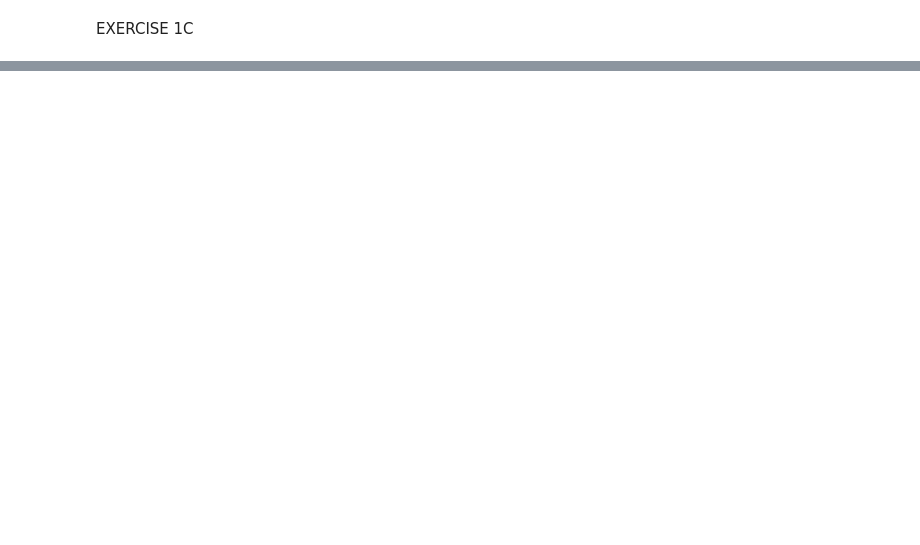
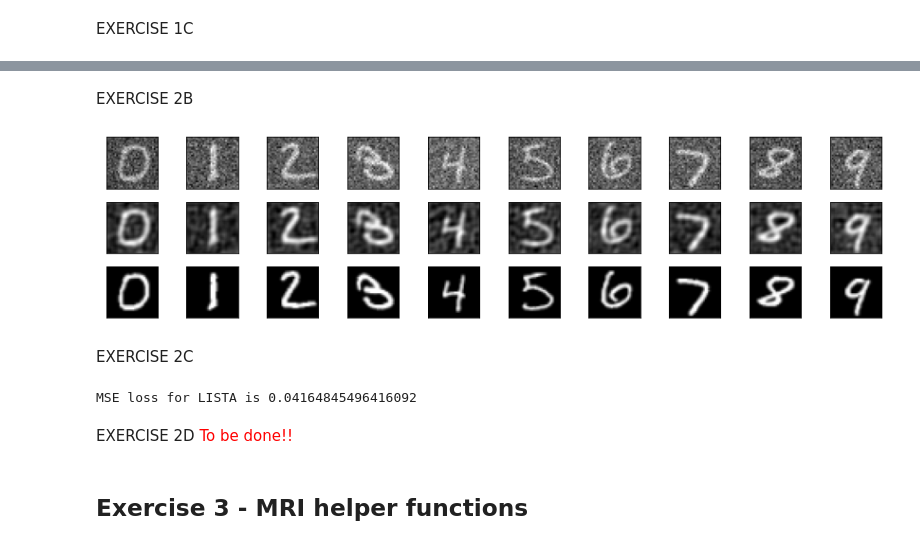
Before and after one commit to gbala97/Deep-Unfolding, a Jupyter notebook: Deep Unfolding.ipynb, the cells around one changed output, grey strips where cells are left out. Cells and saved outputs as stored; diff of their text form; code cells hidden in the pictures; blank space fills up the shorter version.

Commit message:
feat: finish LISTA

```diff
--- a/Deep Unfolding.ipynb
+++ b/Deep Unfolding.ipynb
@@ -192,0 +272,51 @@ EXERCISE 2A
+# %% [markdown]
+EXERCISE 2B
+# %%
+# load the model
+PATH = os.path.join(os.getcwd(), "model_ex2.pt")
+model_trained = torch.load(PATH)
+
+# load the example data
+noisy_measurements = x_noisy_example
+reconstructed_x = torch.Tensor.cpu(model_trained(noisy_measurements.to(device=device))).detach().numpy()
+
+# show the examples in a plot
+plt.figure(figsize=(12,3))
+for i in range(10):
+    plt.subplot(3, 10, i+1)
+    plt.imshow(x_noisy_example[i,0,:,:], cmap='gray')
+    plt.xticks([])
+    plt.yticks([])
+
+    plt.subplot(3, 10, i+11)
+    plt.imshow(reconstructed_x[i,0,:,:], cmap='gray')
+    plt.xticks([])
+    plt.yticks([])
+
+    plt.subplot(3, 10, i+21)
+    plt.imshow(x_clean_example[i,0,:,:], cmap='gray')
+    plt.xticks([])
+    plt.yticks([])
+
+plt.tight_layout()
+plt.savefig("data_examples.png", dpi=100, bbox_inches='tight')
+plt.show()
+# %% [output]
+[figure, added]
+# %% [markdown]
+EXERCISE 2C
+# %%
+# Calculating MSE Loss
+mse_loss = nn.MSELoss()
+
+reconstructed_x = torch.Tensor.cpu(model_trained(x_noisy_test.to(device=device)))
+
+loss = mse_loss(reconstructed_x, x_clean_test)
+print('MSE loss for LISTA is', loss.item())
+# %% [output]
+MSE loss for LISTA is 0.04164845496416092
+# %% [markdown]
+EXERCISE 2D </br>
+<font color=red> To be done!! </font>
+# %% [markdown]
+## Exercise 3 - MRI helper functions
```
Also changed, not shown: parts of 14 cells of this notebook, 1 other file.
